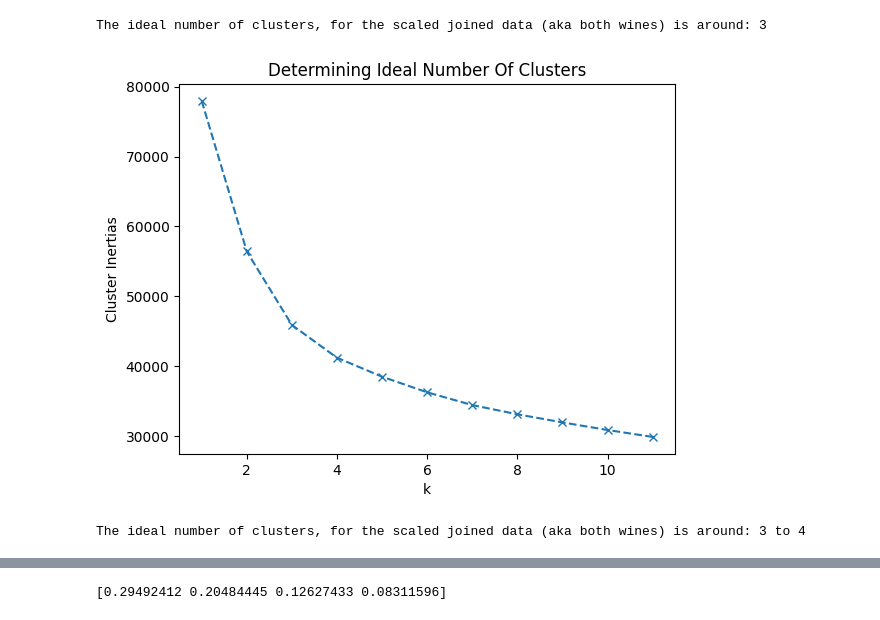
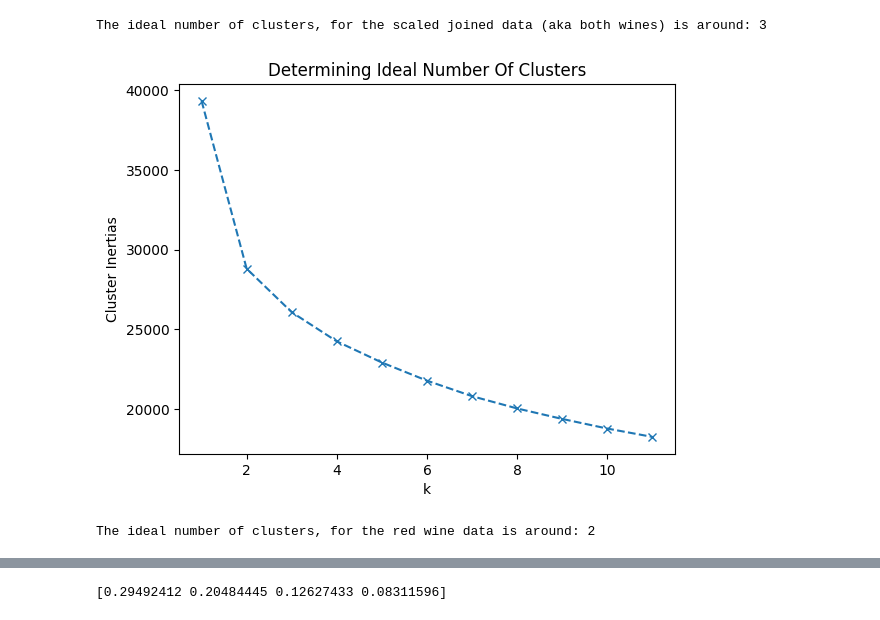
Before and after one commit to FDSchaefer/public, a Jupyter notebook: Python Projects/RegressionMethods/dataClustering.ipynb, the cells around one changed output, grey strips where cells are left out. Drawn from its saved outputs; the diff is of its cells as text; code cells hidden in the pictures.

```diff
--- a/Python Projects/RegressionMethods/dataClustering.ipynb
+++ b/Python Projects/RegressionMethods/dataClustering.ipynb
@@ -69,10 +69,10 @@ print("The ideal number of clusters, for the scaled joined data (aka both wines)
 The ideal number of clusters, for the scaled joined data (aka both wines) is around: 3
 # %%
 X = d.get_df_scaled.drop(columns = ["quality"])     # Pull the scaled dataset and remove the quality feature
-X[X.type == X.type.min()]                           # Select only Red Wine
+X = X[X.type == X.type.min()]                           # Select only Red Wine
 
 d.elbowMethod(X,range(1,12))
-print("The ideal number of clusters, for the scaled joined data (aka both wines) is around: 3 to 4")
+print("The ideal number of clusters, for the red wine data is around: 2")
 # %% [output]
-[figure, old version]
+[figure, new version]
-The ideal number of clusters, for the scaled joined data (aka both wines) is around: 3 to 4
+The ideal number of clusters, for the red wine data is around: 2
```
Also changed, not shown: parts of 4 cells of this notebook, 1 other file.
